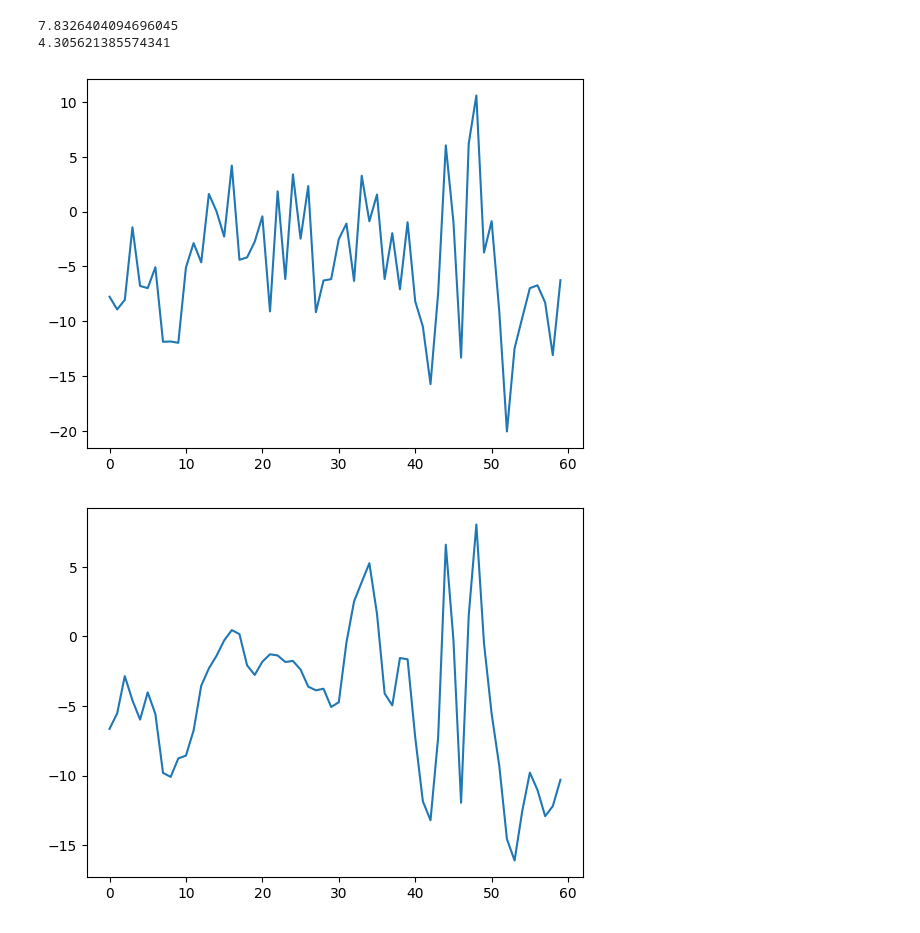
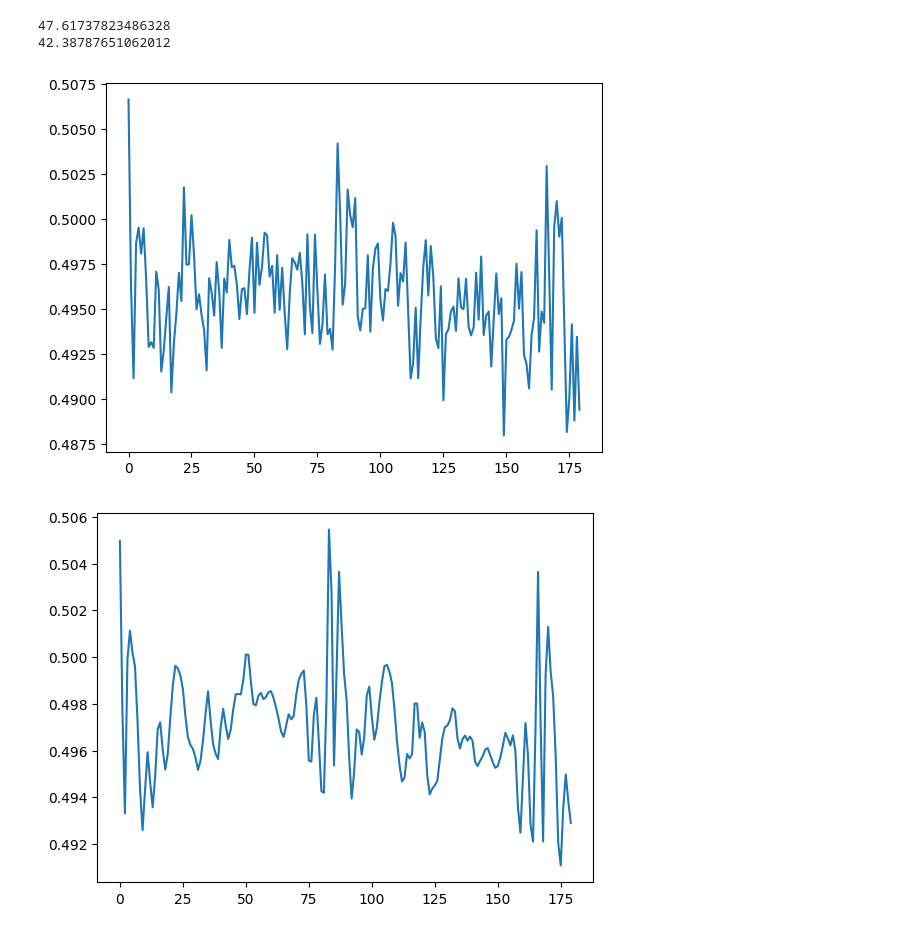
Before and after one commit to jonasburian/Bachelor-Thesis-Project, a Jupyter notebook: project.ipynb, the cells around one changed output. Drawn from its saved outputs; the diff is of its cells as text; code cells hidden in the pictures.

Commit message:
some improvements to the models

```diff
--- a/project.ipynb
+++ b/project.ipynb
@@ -18,11 +18,11 @@ data_directory = "./data/CEBS/m001"
 sampling_rate = '10L' # 10ms https://pandas.pydata.org/pandas-docs/stable/user_guide/timeseries.html#offset-aliases
 target_snr_db = 5
 
-segment_size = '10S'
+segment_size = '10240L'
 segment_size_seconds = int(pd.to_timedelta(segment_size).total_seconds())
 segment_size_samples = int(pd.to_timedelta(segment_size).total_seconds() / pd.to_timedelta(sampling_rate).total_seconds())
 
-num_epochs = 100
+num_epochs = 50
 batch_size = 4
 learning_rate = 0.001
 # %%
@@ -83,18 +83,6 @@ def add_gaussian(data, target_snr_db):
 
     data_noisy = data + noise
     return data_noisy
-# %%
-class DeNoise(nn.Module):
-    def __init__(self):
-        super(DeNoise, self).__init__()
-
-        self.lin1 = nn.Linear(segment_size_samples, 500)
-        self.lin_t1 = nn.Linear(500, segment_size_samples)
-
-    def forward(self, x):
-        x = torch.tanh(self.lin1(x))
-        x = self.lin_t1(x)
-        return x
 # %%
 class SCGData(Dataset):
 
@@ -105,7 +93,13 @@ class SCGData(Dataset):
 
         data_noisy = add_gaussian(data, target_snr_db)
         data = pd.DataFrame({'clean': data, 'noise': data_noisy})
-        data = data.groupby((data.index - data.index[0]).total_seconds() // segment_size_seconds).agg(list) # 1000 sec
+
+
+        # https://www.geeksforgeeks.org/data-normalization-with-pandas/
+        for column in data.columns:
+            data[column] = (data[column] - data[column].min()) / (data[column].max() - data[column].min())
+
+        data = data.groupby((data.index - data.index[0]).total_seconds() * 1e3 // (segment_size_samples * 10)).agg(list)
         data = data[data['clean'].apply(lambda x: len(x) == segment_size_samples)]
 
         self.x_data = data.noise.values
@@ -140,23 +244,30 @@ n_total_steps = len(dataloader)
 criterion = nn.MSELoss()
 optimizer = torch.optim.Adam(model.parameters(), lr=learning_rate)
 
+# conv1 = nn.Conv1d(1, 40, 16, stride=2)
+
 def train(n_epochs, model):
 
     for epoch in range(n_epochs):
         trainloss = 0.0
         for i, (inputs, lables) in enumerate(dataloader):
+            inputs = inputs.view(-1, 1, segment_size_samples)
+            lables = lables.view(-1, 1, segment_size_samples)
+            #print(inputs.shape)
+            #print(lables.shape)
 
             inputs = inputs.to(device)
             lables = lables.to(device)
 
             optimizer.zero_grad()
             output = model(inputs)
+            #print(output.shape)
             loss = criterion(output, lables)
             loss.backward()
             optimizer.step()
             trainloss += loss.item()
 
-            if (i + 1) % 100 == 0:
+            if (i + 1) % 300 == 0:
                 print(f'epoch {epoch + 1} / {n_epochs}, step {i + 1} / {n_total_steps}, loss = {loss.item():.4f}')
 
 train(num_epochs, model)
@@ -184,27 +295,27 @@ epoch 100 / 100, step 1700 / 1792, loss = 6.1133
 # %%
 with torch.no_grad():
 
     #denoised = denoise_wavelet(data.noise, method='BayesShrink', mode='soft', wavelet_levels=1, wavelet='sym8', rescale_sigma='True')
 
-    noise = dataset[0][0].to(device)
-    clean = dataset[0][1].to(device)
+    noise = dataset[2][0].view(1, segment_size_samples).to(device)
+    clean = dataset[2][1].view(1, segment_size_samples).to(device)
 
-    predicted = model(noise).to('cpu').numpy()
-    clean = clean.to('cpu').numpy()
-    noise = noise.to('cpu').numpy()
+    predicted = model(noise).to('cpu').view(segment_size_samples).numpy()
+    clean = clean.to('cpu').view(segment_size_samples).numpy()
+    noise = noise.to('cpu').view(segment_size_samples).numpy()
 
     print(signaltonoise_dB(clean, noise))
     print(signaltonoise_dB(clean, predicted))
 
-    time = 60
+    time = 180
     plt.plot(range(time), noise[:time])
     plt.show()
     plt.plot(range(time), clean[:time])
     plt.show()
     plt.plot(range(time), predicted[:time])
     plt.show()
 # %% [output]
-7.8326404094696045
-4.305621385574341
+47.61737823486328
+42.38787651062012
-[figure, old version]
+[figure, new version]
-[figure, old version]
+[figure, new version]
```
Also changed, not shown: parts of 5 cells of this notebook.
